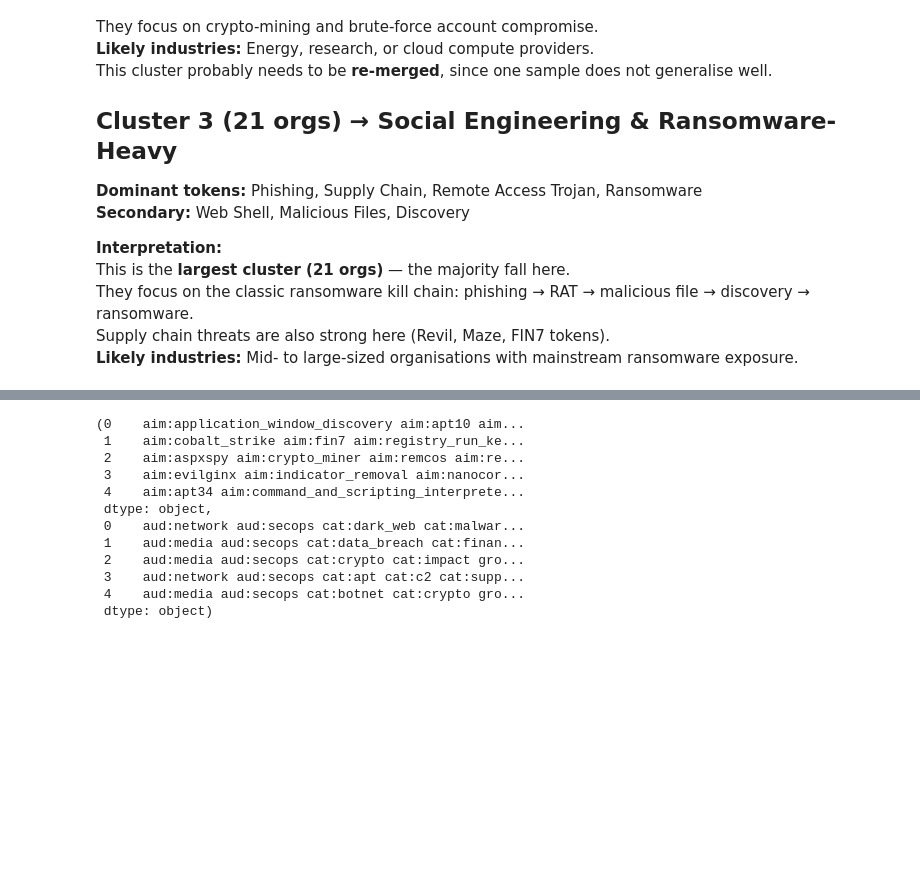
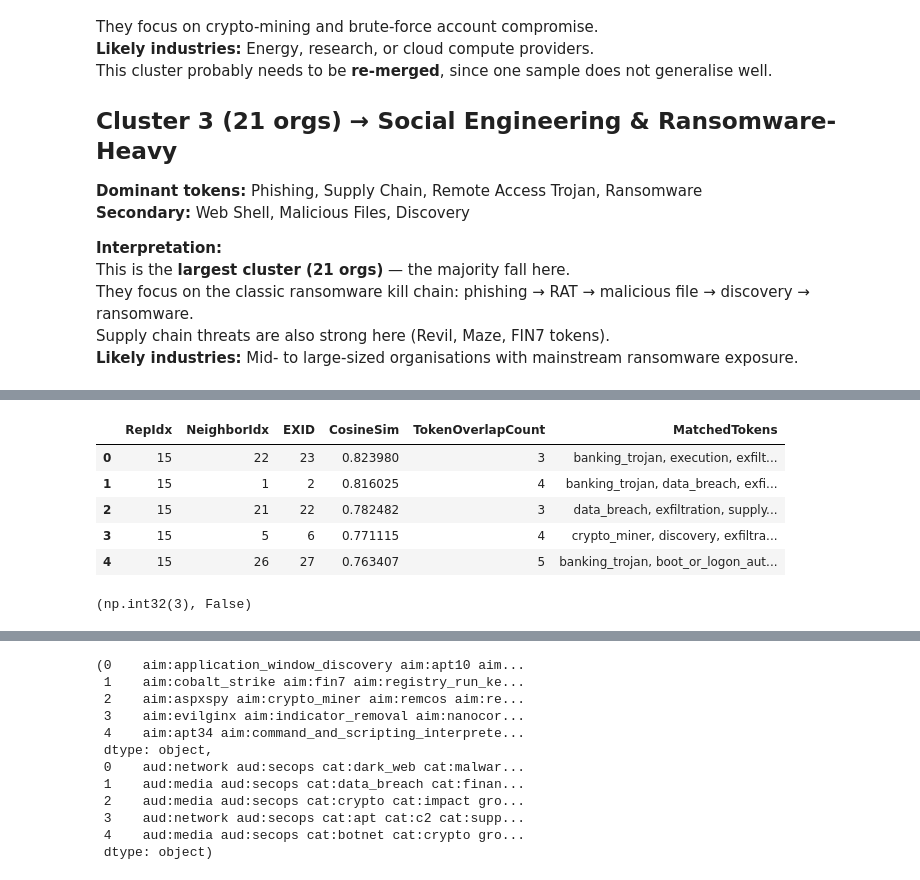
Before and after one commit to sumanxcodes/COS70008-cybersec-recsys, a Jupyter notebook: notebooks/Phase one.ipynb, the cells around one changed output, grey strips where cells are left out. Saved outputs shown, nothing was run; the diff lists cells and outputs as text; code cells hidden in the pictures; blank space fills up the shorter version.

```diff
--- a/notebooks/Phase one.ipynb
+++ b/notebooks/Phase one.ipynb
@@ -586,0 +745,69 @@ Supply chain threats are also strong here (Revil, Maze, FIN7 tokens).
+# %%
+def topk_neighbors(sim, k=5):
+    n = sim.shape[0]
+    neigh = {}
+    for i in range(n):
+        row = sim[i].copy()
+        row[i] = -np.inf
+        idx = np.argsort(row)[-k:][::-1]
+        neigh[i] = idx
+    return neigh
+
+cosine_neighbors = topk_neighbors(sim_cosine, k=5)
+chi_neighbors    = topk_neighbors(sim_chi,    k=5)
+
+def rep_exercise_for_cluster(cluster_tokens):
+    """Return index of exercise with max token-overlap vs cluster tokens."""
+    best_idx, best_score = None, -1
+    ctok = set(cluster_tokens)
+    for idx, tokset in enumerate(ex_token_sets):
+        score = len(tokset & ctok)
+        if score > best_score:
+            best_idx, best_score = idx, score
+    return best_idx, best_score
+
+def neighbor_table(rep_idx, neighbor_indices, cluster_tokens, sim_matrix, label):
+    rows = []
+    ctok = set(cluster_tokens)
+    for j in neighbor_indices:
+        exid     = int(df_exs.iloc[j]["EXID"])
+        tokset   = ex_token_sets.iloc[j]
+        overlap  = tokset & ctok
+        rows.append({
+            "RepIdx": rep_idx,
+            "NeighborIdx": j,
+            "EXID": exid,
+            label: float(sim_matrix[rep_idx, j]),
+            "TokenOverlapCount": len(overlap),
+            "MatchedTokens": ", ".join(sorted(overlap))
+        })
+    return pd.DataFrame(rows).sort_values([label, "TokenOverlapCount"], ascending=False)
+
+# Build per-cluster outputs
+cluster_recs_A = {}  # c -> dict of rep + neighbor frames
+for c, toks in cluster_top_tokens.items():
+    rep_idx, rep_score = rep_exercise_for_cluster(toks)
+    rep_exid = int(df_exs.iloc[rep_idx]["EXID"])
+    cos_tbl  = neighbor_table(rep_idx, cosine_neighbors[rep_idx], toks, sim_cosine, "CosineSim")
+    chi_tbl  = neighbor_table(rep_idx, chi_neighbors[rep_idx],    toks, sim_chi,    "ChiSim")
+    cluster_recs_A[c] = {
+        "representative_ex_idx": rep_idx,
+        "representative_EXID": rep_exid,
+        "rep_token_overlap_with_cluster": rep_score,
+        "cosine_neighbors": cos_tbl,
+        "chi_neighbors": chi_tbl,
+    }
+
+# Example: view cluster 0 recommendations
+cluster_recs_A[0]["cosine_neighbors"].head()
+# %% [output]
+|  | RepIdx | NeighborIdx | EXID | CosineSim | TokenOverlapCount | MatchedTokens |
+| 0 | 15 | 22 | 23 | 0.823980 | 3 | banking_trojan, execution, exfilt... |
+| 1 | 15 | 1 | 2 | 0.816025 | 4 | banking_trojan, data_breach, exfi... |
+| 2 | 15 | 21 | 22 | 0.782482 | 3 | data_breach, exfiltration, supply... |
+| 3 | 15 | 5 | 6 | 0.771115 | 4 | crypto_miner, discovery, exfiltra... |
+| 4 | 15 | 26 | 27 | 0.763407 | 5 | banking_trojan, boot_or_logon_aut... |
+# %%
+c, toks in cluster_top_tokens.items()
+# %% [output]
+(np.int32(3), False)
```
Also changed, not shown: parts of 31 cells of this notebook, 21 other files.
